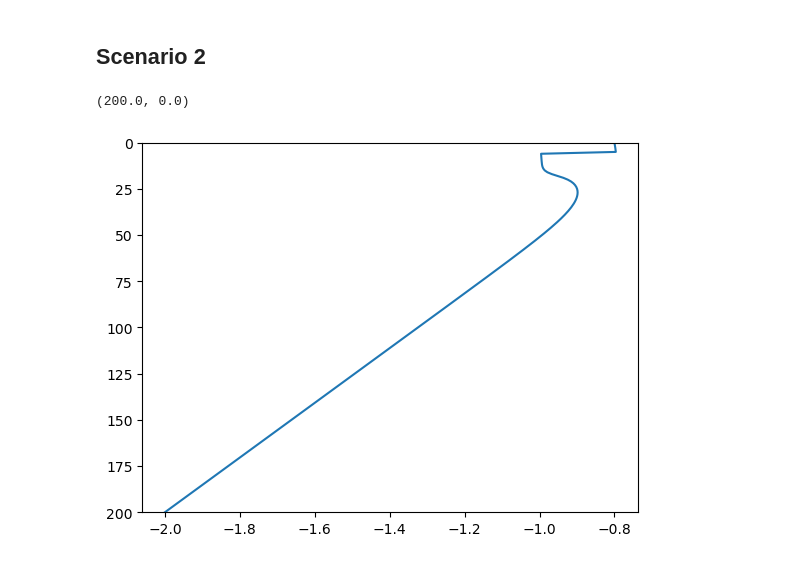
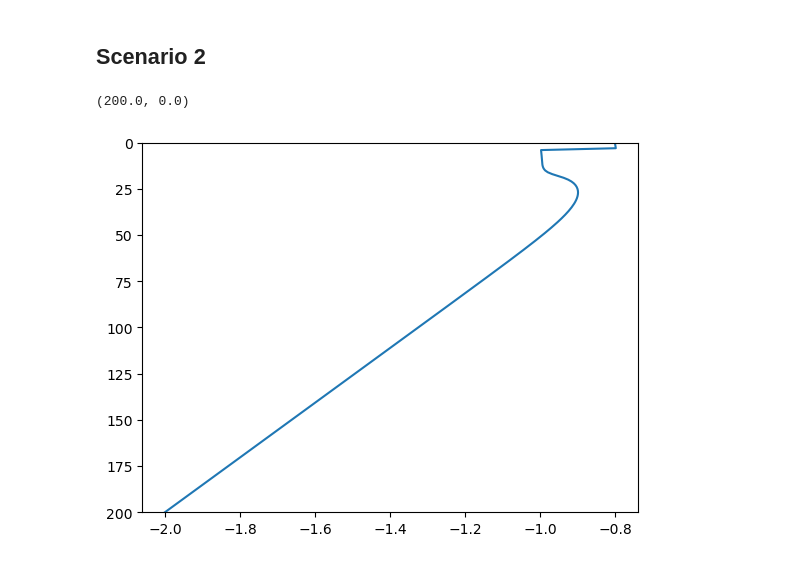
Before and after one commit to nicduboc/numeric_2024, a Jupyter notebook: mini-projects/duboc_miniproj.ipynb, the cells around one changed output. Saved outputs shown, nothing was run; the diff lists cells and outputs as text; code cells hidden in the pictures.

```diff
--- a/mini-projects/duboc_miniproj.ipynb
+++ b/mini-projects/duboc_miniproj.ipynb
@@ -4,15 +4,14 @@ import matplotlib.pyplot as plt
 # %% [markdown]
 # Part 1
 # %%
-def deriv_I(d,alpha):
-    beta = 0.5
+def deriv_I(d,alpha,beta):
     Io = 100*(1-(beta+0.1))
     return -(Io*np.exp(-d/alpha))/alpha
 
-def deriv_Ah(depth,h):
-    A_max = 1e-2
-    A_depth = 1e-4
-    A_dip = 1.5e-3
+def deriv_Ah(depth,h,A):
+    A_max = A[0]
+    A_depth = A[1]
+    A_dip = A[2]
     if depth < h:
         return A_max
     else:
@@ -109,12 +108,12 @@ plt.legend(loc='best')
 ## Scenario 2
 # %%
 T2 = np.linalg.solve(A,F)
-T2[:6] = T2[:6]+0.2
+T2[:4] = T2[:4]+0.2
 plt.plot(T2,depth)
 plt.ylim(200,0)
 # %% [output]
 (200.0, 0.0)
-[figure, old version]
+[figure, new version]
 # %%
 Tn_surf_heat = []
 for i in range(len(timeVec)):
```
Also changed, not shown: parts of 9 cells of this notebook.
